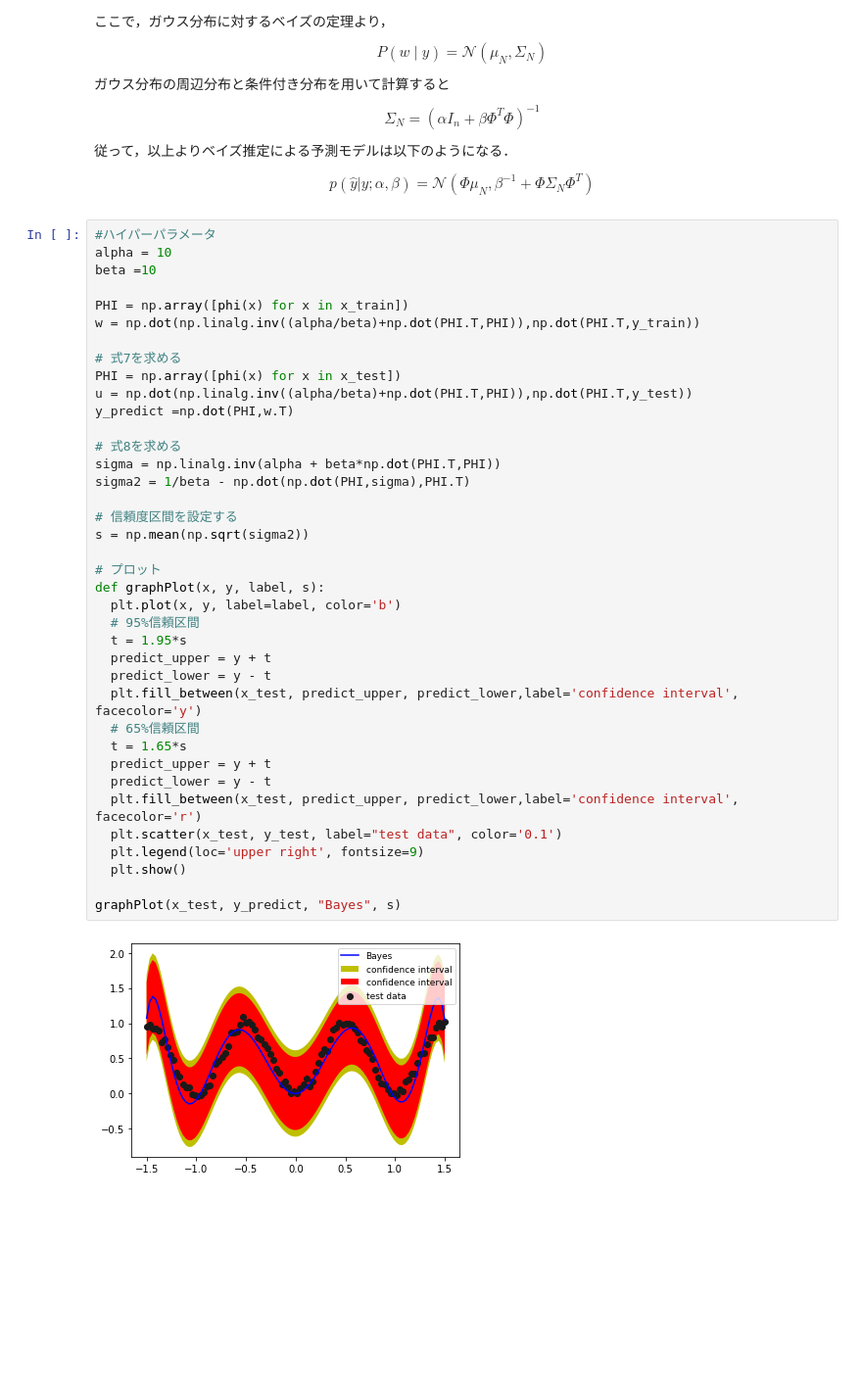
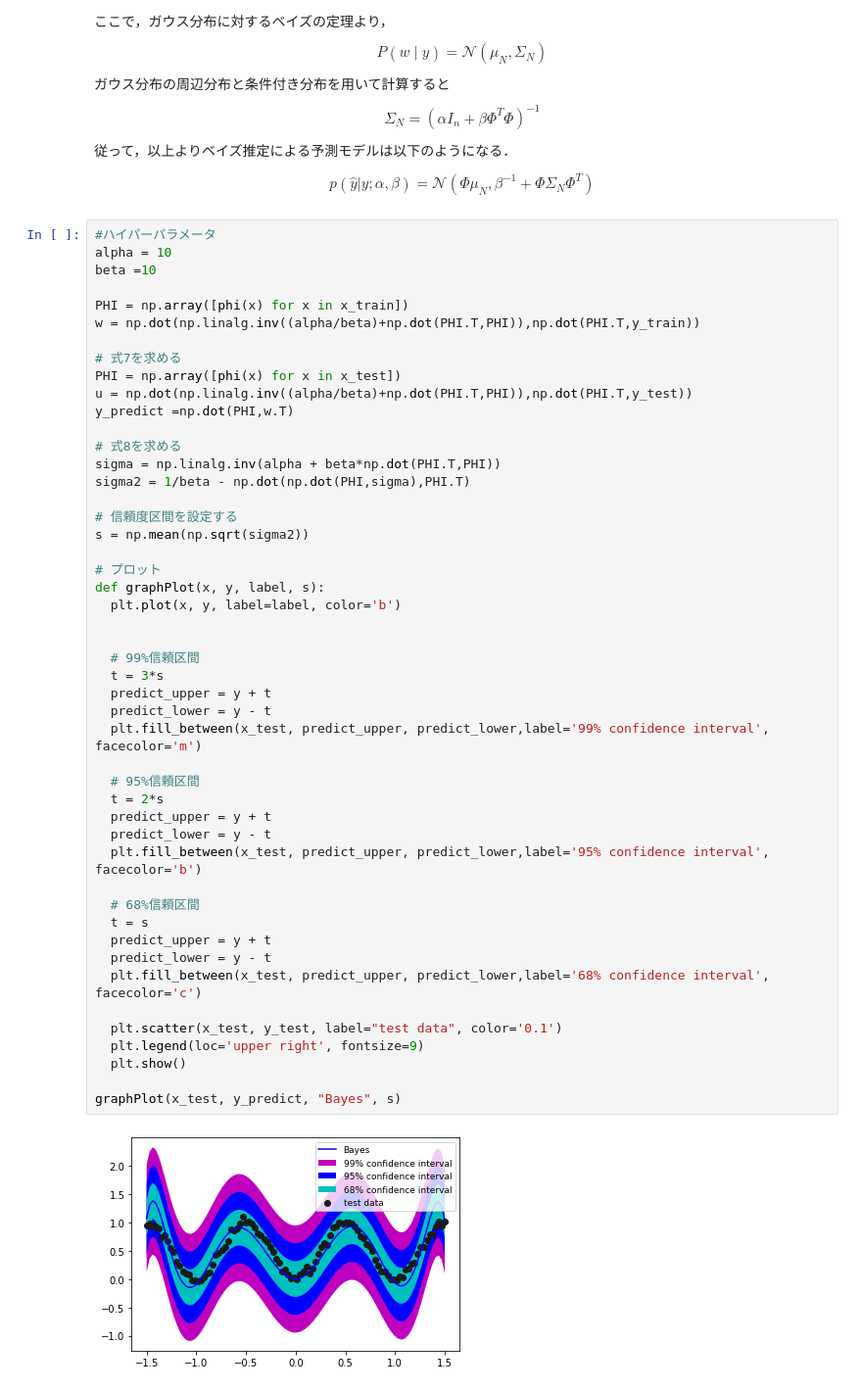
Before and after one commit to yuhi-sa/Bayes_startup, a Jupyter notebook: stratup.ipynb, the cells around one changed output. Shown at 98% size. Drawn from its saved outputs; the diff is of its cells as text; blank space fills up the shorter version.

```diff
--- a/stratup.ipynb
+++ b/stratup.ipynb
@@ -246,37 +246,47 @@ alpha = 10
 beta =10
 
 PHI = np.array([phi(x) for x in x_train])
 w = np.dot(np.linalg.inv((alpha/beta)+np.dot(PHI.T,PHI)),np.dot(PHI.T,y_train))
 
 # 式7を求める
 PHI = np.array([phi(x) for x in x_test])
 u = np.dot(np.linalg.inv((alpha/beta)+np.dot(PHI.T,PHI)),np.dot(PHI.T,y_test))
 y_predict =np.dot(PHI,w.T)
 
 # 式8を求める
 sigma = np.linalg.inv(alpha + beta*np.dot(PHI.T,PHI))
 sigma2 = 1/beta - np.dot(np.dot(PHI,sigma),PHI.T)
 
 # 信頼度区間を設定する
 s = np.mean(np.sqrt(sigma2))
 
 # プロット
 def graphPlot(x, y, label, s):
   plt.plot(x, y, label=label, color='b')
-  # 95%信頼区間
-  t = 1.95*s
+
+
+  # 99%信頼区間
+  t = 3*s
   predict_upper = y + t
   predict_lower = y - t
-  plt.fill_between(x_test, predict_upper, predict_lower,label='confidence interval', facecolor='y')
-  # 65%信頼区間
-  t = 1.65*s
+  plt.fill_between(x_test, predict_upper, predict_lower,label='99% confidence interval', facecolor='m')
+
+  # 95%信頼区間
+  t = 2*s
   predict_upper = y + t
   predict_lower = y - t
-  plt.fill_between(x_test, predict_upper, predict_lower,label='confidence interval', facecolor='r')
+  plt.fill_between(x_test, predict_upper, predict_lower,label='95% confidence interval', facecolor='b')
+
+  # 68%信頼区間
+  t = s
+  predict_upper = y + t
+  predict_lower = y - t
+  plt.fill_between(x_test, predict_upper, predict_lower,label='68% confidence interval', facecolor='c')
+
   plt.scatter(x_test, y_test, label="test data", color='0.1')
   plt.legend(loc='upper right', fontsize=9)
   plt.show()
 
 graphPlot(x_test, y_predict, "Bayes", s)
 # %% [output]
-[figure, old version]
+[figure, new version]
```
Also changed, not shown: parts of 3 cells of this notebook.
